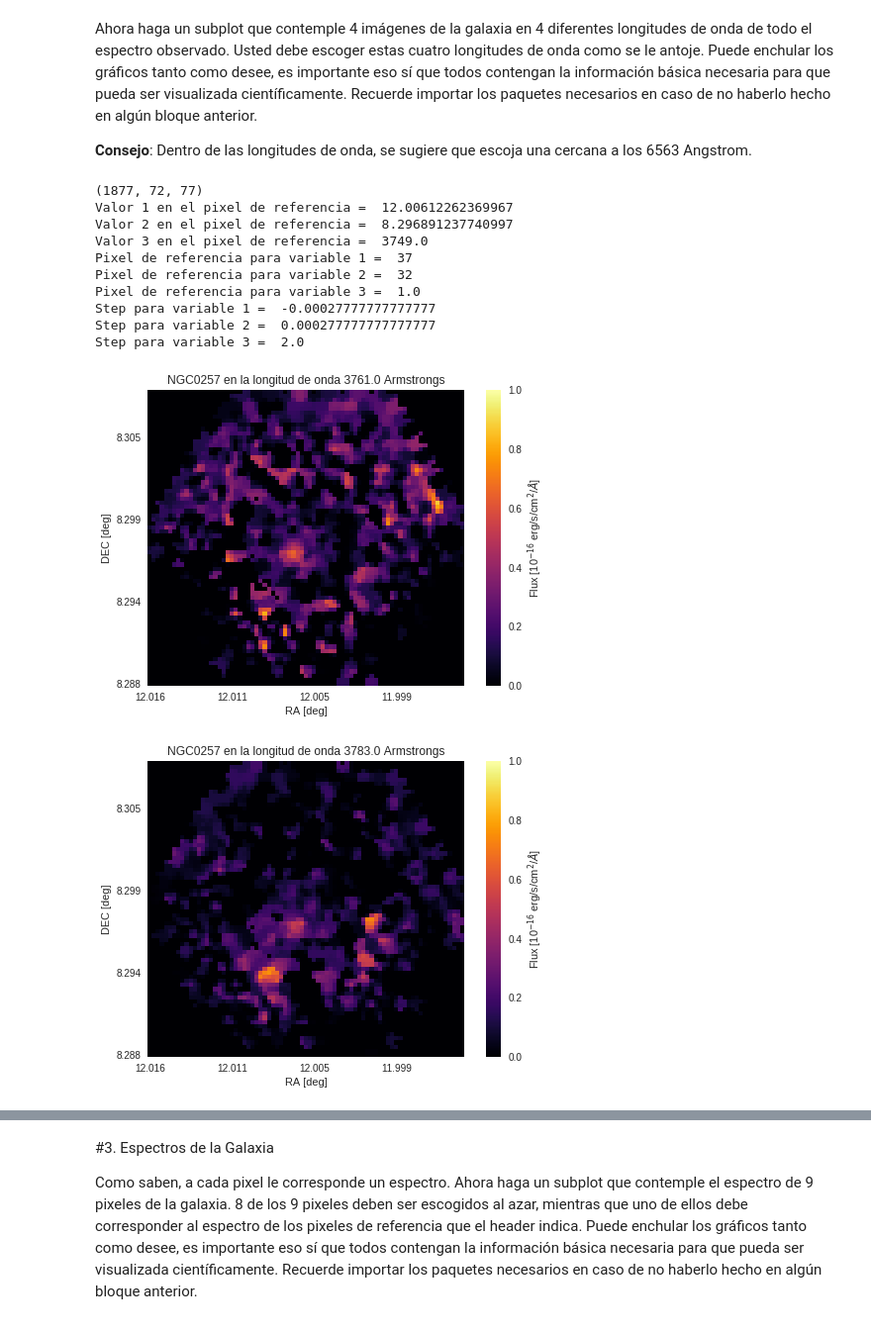
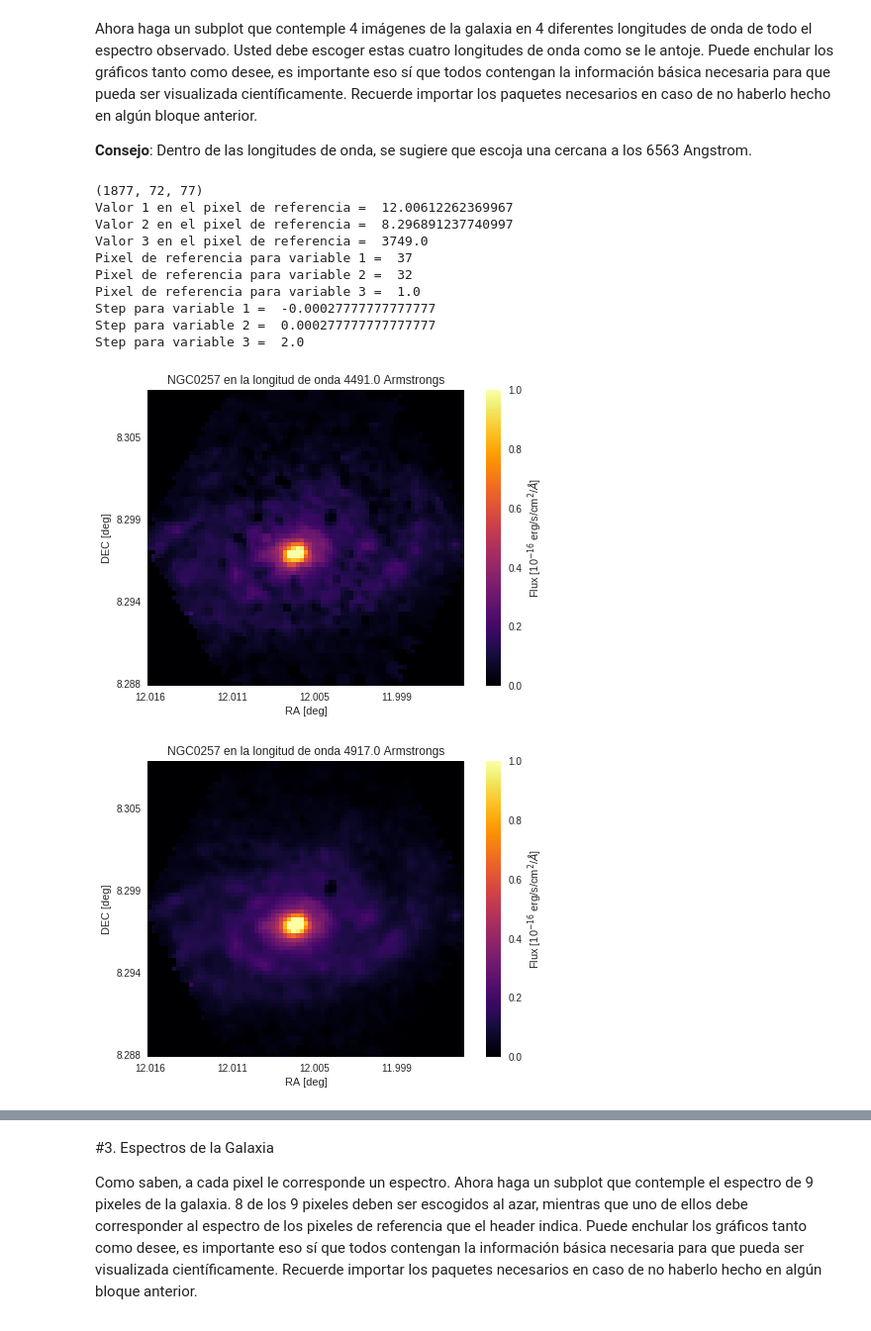
Before and after one commit to DiegoRomanCortes/minitarea4, a Jupyter notebook: minitarea4.ipynb, the cells around one changed output, grey strips where cells are left out. Shown: that part at 99% size. Cells and saved outputs as stored; diff of their text form; code cells hidden in the pictures.

```diff
--- a/minitarea4.ipynb
+++ b/minitarea4.ipynb
@@ -111,10 +111,13 @@ while i < len(lo):
 
 s=s[0]
 
-r=[np.random.randint(0,(len(data[0,:,:])-1)/4),np.random.randint((len(data[0,:,:])-1)/4,(len(data[0,:,:])-1)/2), \
-   np.random.randint((len(data[0,:,:])-1)/2,3*(len(data[0,:,:])-1)/4),np.random.randint(3*(len(data[0,:,:])-1)/4,(len(data[0,:,:])-1))]
+r=[np.random.randint(0,(len(data[:,header['CRPIX1'],header['CRPIX2']])-1)/4), \
+   np.random.randint((len(data[:,header['CRPIX1'],header['CRPIX2']])-1)/4,(len(data[:,header['CRPIX1'],header['CRPIX2']])-1)/2), \
+   np.random.randint((len(data[:,header['CRPIX1'],header['CRPIX2']])-1)/2, \
+                     3*(len(data[:,header['CRPIX1'],header['CRPIX2']])-1)/4),\
+   np.random.randint(3*(len(data[:,header['CRPIX1'],header['CRPIX2']])-1)/4,(len(data[:,header['CRPIX1'],header['CRPIX2']])-1))]
 
-plt.imshow(data[r[0]],cmap='inferno',origin='lower',vmin=0,vmax=1)
+plt.imshow(data[r[0],:,:],cmap='inferno',origin='lower',vmin=0,vmax=1)
 plt.xticks((0,20,40,60),(round(ra[0],3),round(ra[20],3),round(ra[40],3),round(ra[60],3))) #xticks, tupla con numeros originales, tupla con nuevos digitos
 plt.yticks((0,20,40,60),(round(dec[0],3),round(dec[20],3),round(dec[40],3),round(dec[60],3))) #yticks, tupla con numeros originales, tupla con nuevos digitos
 plt.xlabel('RA [deg]')
@@ -126,7 +129,7 @@ cb.set_label('Flux [10$^{-16}$ erg/s/cm$^2$/$\AA$]')
 plt.title('NGC0257 en la longitud de onda '+str(lo[r[0]])+' Armstrongs')
 plt.show()
 
-plt.imshow(data[r[1]],cmap='inferno',origin='lower',vmin=0,vmax=1)
+plt.imshow(data[r[1],:,:],cmap='inferno',origin='lower',vmin=0,vmax=1)
 plt.xticks((0,20,40,60),(round(ra[0],3),round(ra[20],3),round(ra[40],3),round(ra[60],3))) #xticks, tupla con numeros originales, tupla con nuevos digitos
 plt.yticks((0,20,40,60),(round(dec[0],3),round(dec[20],3),round(dec[40],3),round(dec[60],3))) #yticks, tupla con numeros originales, tupla con nuevos digitos
 plt.xlabel('RA [deg]')
@@ -138,39 +141,39 @@ cb.set_label('Flux [10$^{-16}$ erg/s/cm$^2$/$\AA$]')
 plt.title('NGC0257 en la longitud de onda '+str(lo[r[1]])+' Armstrongs')
 plt.show()
 
-plt.imshow(data[r[2]],cmap='inferno',origin='lower',vmin=0,vmax=1)
+plt.imshow(data[r[2],:,:],cmap='inferno',origin='lower',vmin=0,vmax=1)
 plt.xticks((0,20,40,60),(round(ra[0],3),round(ra[20],3),round(ra[40],3),round(ra[60],3))) #xticks, tupla con numeros originales, tupla con nuevos digitos
 plt.yticks((0,20,40,60),(round(dec[0],3),round(dec[20],3),round(dec[40],3),round(dec[60],3))) #yticks, tupla con numeros originales, tupla con nuevos digitos
 plt.xlabel('RA [deg]')
 plt.ylabel('DEC [deg]')
 plt.grid(b=None) #Esto para quitar las lineas de la imagen
 cb = plt.colorbar()
 #cb.set_label(units)
 cb.set_label('Flux [10$^{-16}$ erg/s/cm$^2$/$\AA$]')
 plt.title('NGC0257 en la longitud de onda '+str(lo[r[2]])+' Armstrongs')
 plt.show()
 
 plt.imshow(data[s,:,:],cmap='inferno',origin='lower',vmin=0,vmax=1)
 plt.xticks((0,20,40,60),(round(ra[0],3),round(ra[20],3),round(ra[40],3),round(ra[60],3))) #xticks, tupla con numeros originales, tupla con nuevos digitos
 plt.yticks((0,20,40,60),(round(dec[0],3),round(dec[20],3),round(dec[40],3),round(dec[60],3))) #yticks, tupla con numeros originales, tupla con nuevos digitos
 plt.xlabel('RA [deg]')
 plt.ylabel('DEC [deg]')
 plt.grid(b=None) #Esto para quitar las lineas de la imagen
 cb = plt.colorbar()
 #cb.set_label(units)
 cb.set_label('Flux [10$^{-16}$ erg/s/cm$^2$/$\AA$]')
 plt.title('NGC0257 en la longitud de onda '+str(lo[s])+' Armstrongs')
 plt.show()
 # %% [output]
 (1877, 72, 77)
 Valor 1 en el pixel de referencia =  12.00612262369967
 Valor 2 en el pixel de referencia =  8.296891237740997
 Valor 3 en el pixel de referencia =  3749.0
 Pixel de referencia para variable 1 =  37
 Pixel de referencia para variable 2 =  32
 Pixel de referencia para variable 3 =  1.0
 Step para variable 1 =  -0.00027777777777777
 Step para variable 2 =  0.000277777777777777
 Step para variable 3 =  2.0
-[figure, old version]
+[figure, new version]
-[figure, old version]
+[figure, new version]
```
Also changed, not shown: parts of 1 cell of this notebook.
